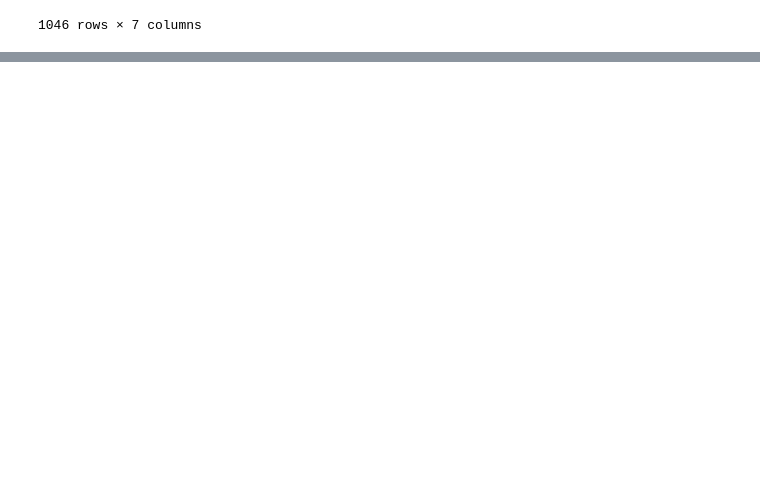
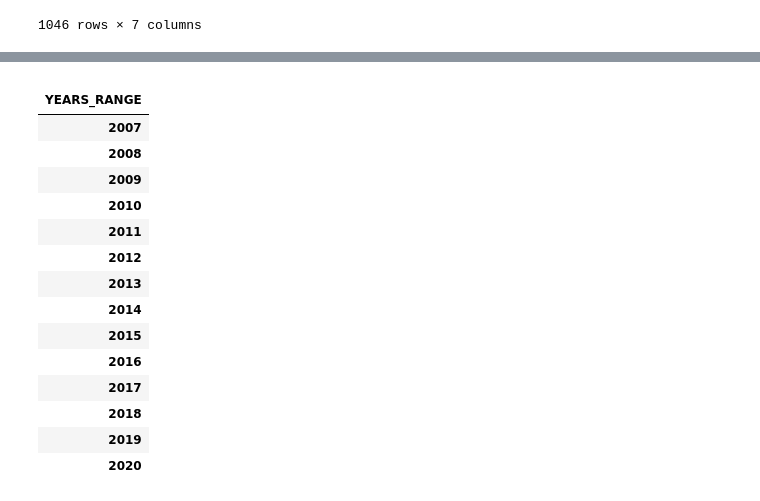
Before and after one commit to xthomas/Podcast-Audit, a Jupyter notebook: podcast_audit.ipynb, the cells around one changed output, grey strips where cells are left out. Saved outputs shown, nothing was run; the diff lists cells and outputs as text; code cells hidden in the pictures; blank space fills up the shorter version.

```diff
--- a/podcast_audit.ipynb
+++ b/podcast_audit.ipynb
@@ -322,0 +363,19 @@ channels
+# %%
+yearsaudit
+# %% [output]
+|  |
+| YEARS_RANGE |
+| 2007 |
+| 2008 |
+| 2009 |
+| 2010 |
+| 2011 |
+| 2012 |
+| 2013 |
+| 2014 |
+| 2015 |
+| 2016 |
+| 2017 |
+| 2018 |
+| 2019 |
+| 2020 |
```
Also changed, not shown: parts of 16 cells of this notebook.
